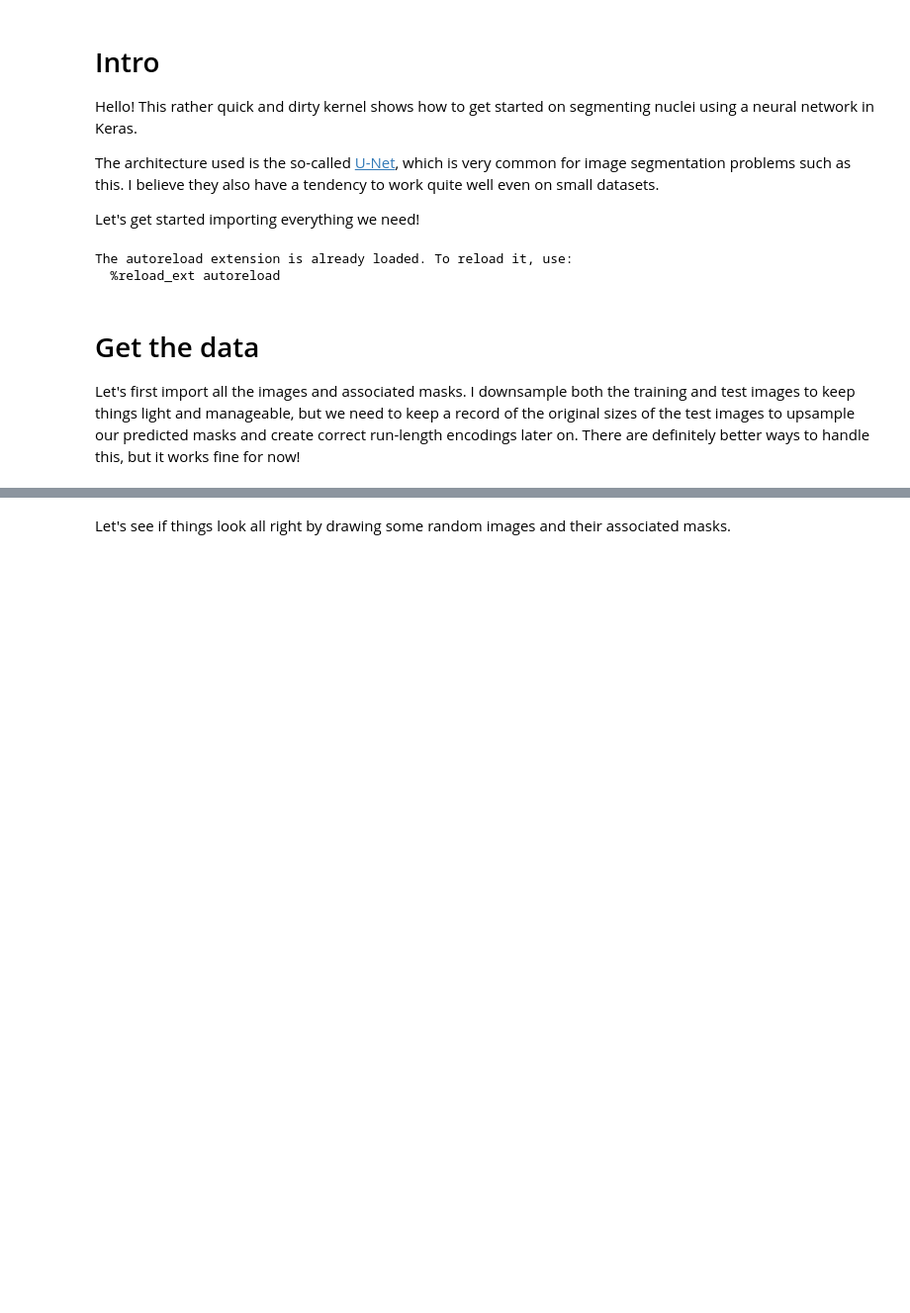
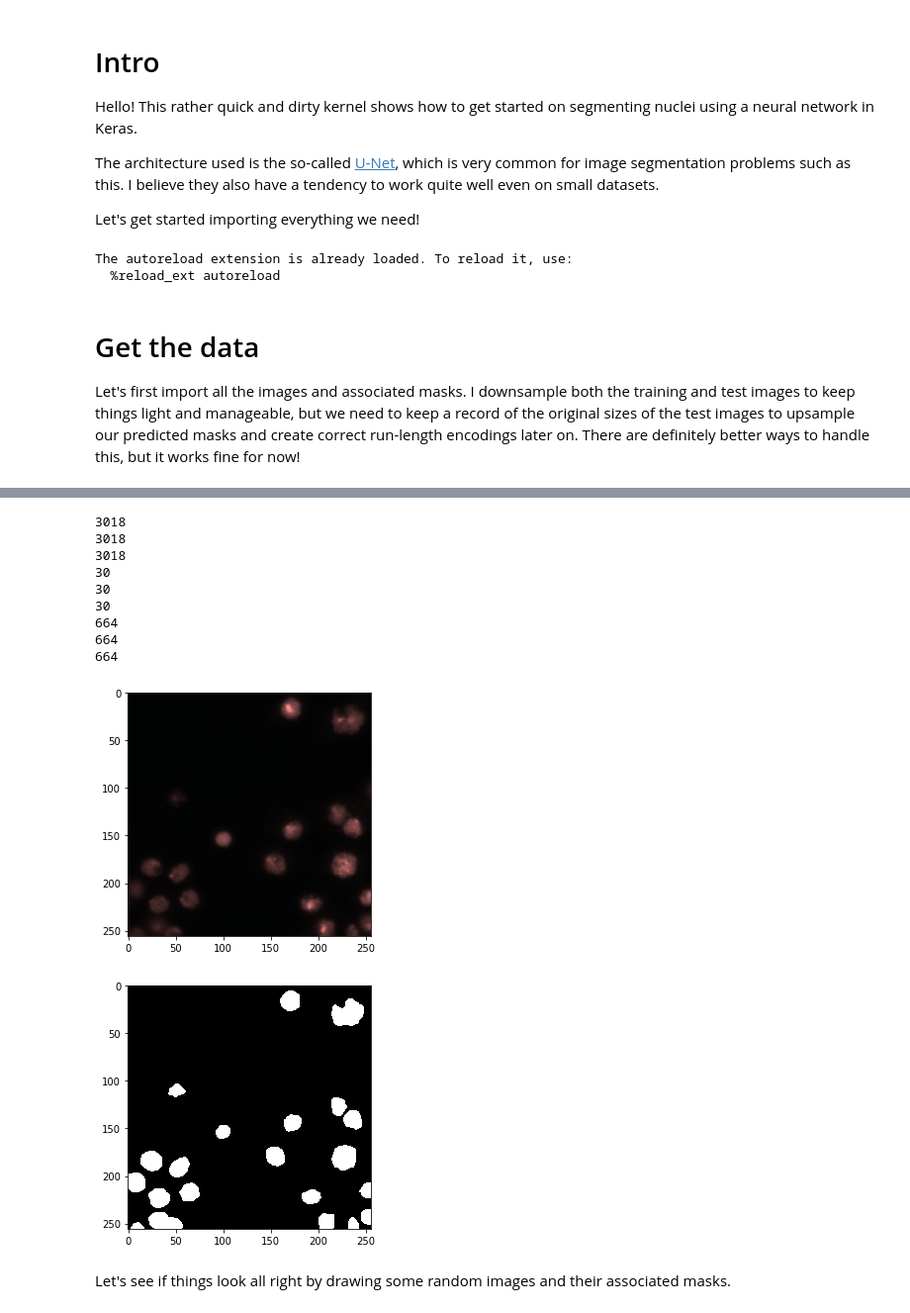
Before and after one commit to ChristophNeuner/2018_dsb_u_net, a Jupyter notebook: notebook.ipynb, the cells around one changed output, grey strips where cells are left out. Shown at 99% size. Saved outputs shown, nothing was run; the diff lists cells and outputs as text; code cells hidden in the pictures; blank space fills up the shorter version.

```diff
--- a/notebook.ipynb
+++ b/notebook.ipynb
@@ -84,0 +63,2 @@ print(len(sizes_test))
+# %%
+train_ids, X_train, Y_train = utils.load_dataset(_trainPath, _imgWidth, _imgHeight, _imgChannels, testData = False)
@@ -84,0 +69,2 @@ print(len(sizes_test))
+# %%
+val_ids, X_val, Y_val = utils.load_dataset(_valPath, _imgWidth, _imgHeight, _imgChannels, testData = False)
@@ -85,3 +83,32 @@ print(len(sizes_test))
+# %%
+print(len(test_ids))
+print(len(X_test))
+print(len(sizes_test))
+
+print(len(val_ids))
+print(len(X_val))
+print(len(Y_val))
+
+print(len(train_ids))
+print(len(X_train))
+print(len(Y_train))
+
+imshow(X_train[663])
+plt.show()
+imshow(np.squeeze(Y_train[663]))
+plt.show()
+# %% [output]
+3018
+3018
+3018
+30
+30
+30
+664
+664
+664
+[figure, added]
+[figure, added]
 # %% [markdown]
 
 Let's see if things look all right by drawing some random images and their associated masks.
```
Also changed, not shown: parts of 13 cells of this notebook, 2 other files.
